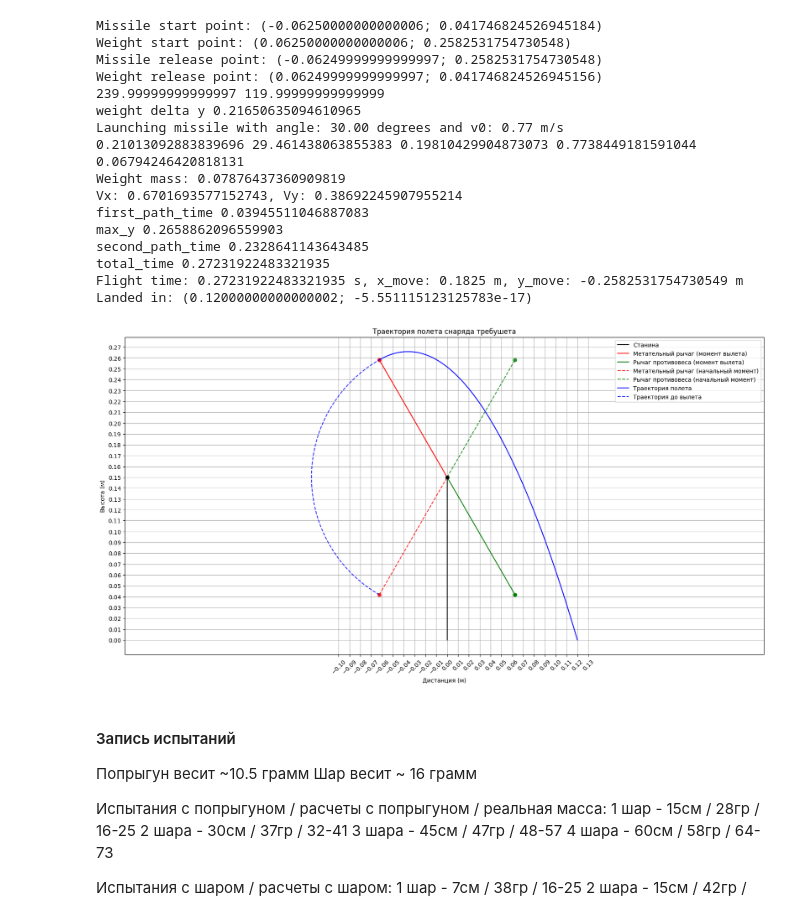
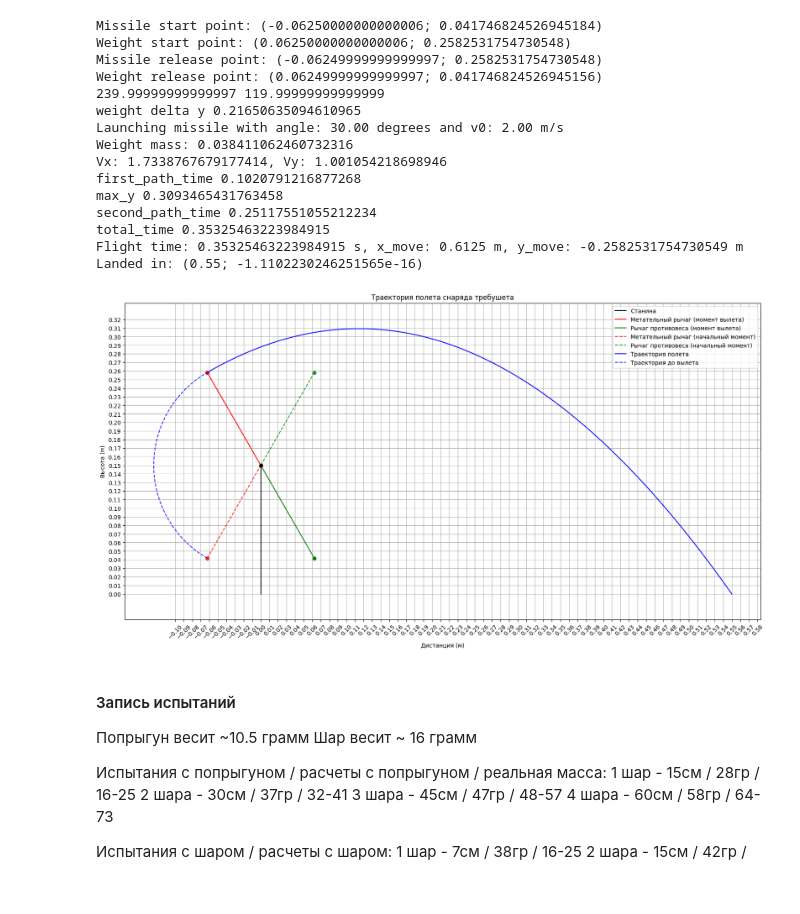
Before and after one commit to Zea-Zee/Mechanics-project, a Jupyter notebook: main.ipynb, the cells around one changed output. Saved outputs shown, nothing was run; the diff lists cells and outputs as text; code cells hidden in the pictures.

```diff
--- a/main.ipynb
+++ b/main.ipynb
@@ -65,22 +65,29 @@ class Trebuchet:
 
     def calculate_weight_mass(self, v0):
         t_fall = math.sqrt(2 * self.weight_h / G)
-        w_a = v0 / self.missile_arm_length / t_fall
-        # energy = self.missile_mass * w_a * t_fall
-        energy = self.missile_mass * v0 / self.missile_arm_length
-        print(t_fall, w_a, energy, w_a * t_fall * self.missile_arm_length)
+        energy = self.missile_mass * (v0 / t_fall) * (2 * np.pi * self.missile_arm_length * 120) / 360
+        # energy = self.missile_mass * v0 / self.missile_arm_length
+        # print(t_fall, w_a, energy, w_a * t_fall * self.missile_arm_length)
 
         w_arm = v0 / self.missile_arm_length
         I_arm = self.arm_mass * (self.arm_length ** 2) / 12
         E_k_arm = 0.5 * I_arm * (w_arm ** 2)
         E_k_missile = 0.5 * self.missile_mass * (v0 ** 2)
         E_p_missile = self.missile_mass * self.weight_h * G
-        # E_k_release = E_k_arm + E_k_missile + E_p_missile + energy
-        E_k_release = self.missile_mass * (v0 ** 2) / self.missile_arm_length
-        # weight_mass = E_k_release / (G * self.weight_h)
-        weight_mass = self.missile_mass * (v0 ** 2) / G / self.weight_h + E_k_arm + E_p_missile
-        print(E_p_missile)
+        E_k_release = E_k_arm + energy + E_p_missile + E_k_missile
+        # E_k_release = self.missile_mass * (v0 ** 2) / self.missile_arm_length
+        weight_mass = E_k_release / (G * self.weight_h)
+        # weight_mass = self.missile_mass * (v0 ** 2) / G / self.weight_h + E_k_arm + E_p_missile
+        # print(E_p_missile)
         return weight_mass
+
+    def calculate_weight_mass_2(self, v0):
+        numerator = -self.missile_mass * (G * self.arm_length * (np.cos(self.release_angle) + np.cos(self.release_angle)) + v0 ** 2) - ((v0**2*self.arm_mass)/3)
+        denominator = v0 ** 2 - (G * self.arm_length * (np.cos(self.release_angle) + np.cos(self.release_angle)))
+
+        numerator = (-self.missile_mass * (G * self.arm_length / 2 * (np.cos(self.release_angle)))) / (v0 ** 2) - 3 * self.missile_mass - self.arm_mass
+        denominator = 3 * (1 - (-self.missile_mass * (G * self.arm_length / 2 * (np.cos(self.release_angle)))) / (v0 ** 2))
+        return numerator / denominator
 
     def trajectory(self, v0):
         v_y = v0 * np.sin(self.release_angle)
@@ -113,9 +120,10 @@ class Trebuchet:
 
         return pre_release_x, pre_release_y, x, y
 
-    def visualize(self, distance):
+    def visualize(self, distance=0):
         v0 = self.calculate_launch_velocity(distance)
         weight_mass = self.calculate_weight_mass(v0)
+        # weight_mass = self.calculate_weight_mass_2(v0)
         print(f"Weight mass: {weight_mass}")
         pre_release_x, pre_release_y, x, y = self.trajectory(v0)
 
@@ -140,6 +148,12 @@ class Trebuchet:
         plt.ylabel('Высота (м)')
         plt.title('Траектория полета снаряда требушета')
 
+        # plt.plot(x_from_weight, y_from_weight, label='Траектория по расчету из противовеса', color='blue')
+        # plt.plot(pre_release_x, pre_release_y, label='Траектория до вылета', color='blue', linestyle='--', alpha=0.8)
+        # plt.xlabel('Дистанция (м)')
+        # plt.ylabel('Высота (м)')
+        # plt.title('Траектория полета снаряда требушета')
+
         plt.grid(True)
         plt.xlim(self.start_missile_x - 0.1, x[-1] + 0.1)
         plt.ylim(0, max(y) + 0.1)
@@ -149,30 +163,28 @@ class Trebuchet:
         plt.yticks(np.arange(0, plt.ylim()[1], 0.01))
         plt.show()
 # %%
-trebuchet = Trebuchet(arm_ratio=0.5, frame_height=0.15, arm_length=0.25, start_angle=150, release_angle=30, missile_mass=0.032, arm_mass=0.018)
+trebuchet = Trebuchet(arm_ratio=0.5, frame_height=0.15, arm_length=0.25, start_angle=150, release_angle=30, missile_mass=0.0105, arm_mass=0.018)
 # trebuchet.visualize(.5)
 #0.21013092883839696 78.4532 0.26376710058151237 2.0606804732930653
-trebuchet.visualize(.12)
+trebuchet.visualize(.55)
 #0.21013092883839696 78.4532 0.26376710058151237 2.0606804732930653
 # %% [output]
 Missile start point: (-0.06250000000000006; 0.041746824526945184)
 Weight start point: (0.06250000000000006; 0.2582531754730548)
 Missile release point: (-0.06249999999999997; 0.2582531754730548)
 Weight release point: (0.06249999999999997; 0.041746824526945156)
 239.99999999999997 119.99999999999999
 weight delta y 0.21650635094610965
-Launching missile with angle: 30.00 degrees and v0: 0.77 m/s
-0.21013092883839696 29.461438063855383 0.19810429904873073 0.7738449181591044
-0.06794246420818131
-Weight mass: 0.07876437360909819
-Vx: 0.6701693577152743, Vy: 0.38692245907955214
-first_path_time 0.03945511046887083
-max_y 0.2658862096559903
-second_path_time 0.2328641143643485
-total_time 0.27231922483321935
-Flight time: 0.27231922483321935 s, x_move: 0.1825 m, y_move: -0.2582531754730549 m
-Landed in: (0.12000000000000002; -5.551115123125783e-17)
+Launching missile with angle: 30.00 degrees and v0: 2.00 m/s
+Weight mass: 0.038411062460732316
+Vx: 1.7338767679177414, Vy: 1.001054218698946
+first_path_time 0.1020791216877268
+max_y 0.3093465431763458
+second_path_time 0.25117551055212234
+total_time 0.35325463223984915
+Flight time: 0.35325463223984915 s, x_move: 0.6125 m, y_move: -0.2582531754730549 m
+Landed in: (0.55; -1.1102230246251565e-16)
-[figure, old version]
+[figure, new version]
 # %% [markdown]
 #### Запись испытаний
 Попрыгун весит ~10.5 грамм
```
Also changed, not shown: parts of 1 cell of this notebook, 28 other files.
